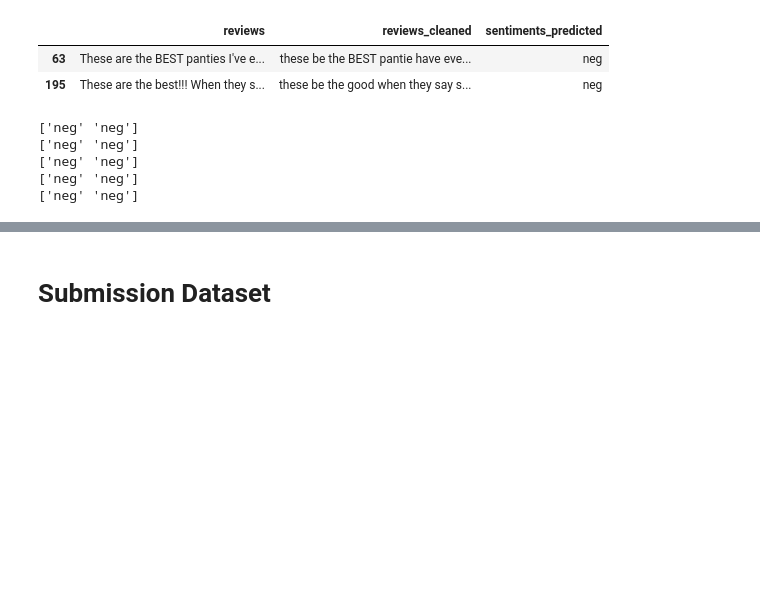
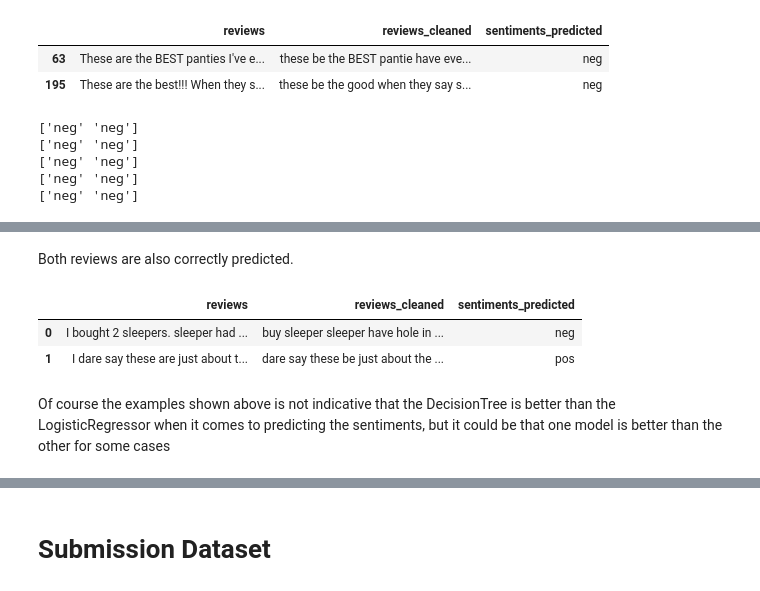
Before and after one commit to melvillehuangbin/ie4483_mini_project, a Jupyter notebook: IE4483_Mini_Project.ipynb, the cells around one changed output, grey strips where cells are left out. Drawn from its saved outputs; the diff is of its cells as text; code cells hidden in the pictures; blank space fills up the shorter version.

```diff
--- a/IE4483_Mini_Project.ipynb
+++ b/IE4483_Mini_Project.ipynb
@@ -467,0 +530,4 @@ for lr in lr_regressors_smote:
+# %%
+df_correct = df_test[0:2]
+# %%
+df_correct['sentiments_predicted'] = decision_trees_smote[0].predict(df_correct.reviews_cleaned)
@@ -467,0 +540,10 @@ for lr in lr_regressors_smote:
+# %% [markdown]
+Both reviews are also correctly predicted.
+# %%
+df_correct
+# %% [output]
+|  | reviews | reviews_cleaned | sentiments_predicted |
+| 0 | I bought 2 sleepers. sleeper had ... | buy sleeper sleeper have hole in ... | neg |
+| 1 | I dare say these are just about t... | dare say these be just about the ... | pos |
+# %% [markdown]
+Of course the examples shown above is not indicative that the DecisionTree is better than the LogisticRegressor when it comes to predicting the sentiments, but it could be that one model is better than the other for some cases
```
Also changed, not shown: parts of 51 cells of this notebook.
